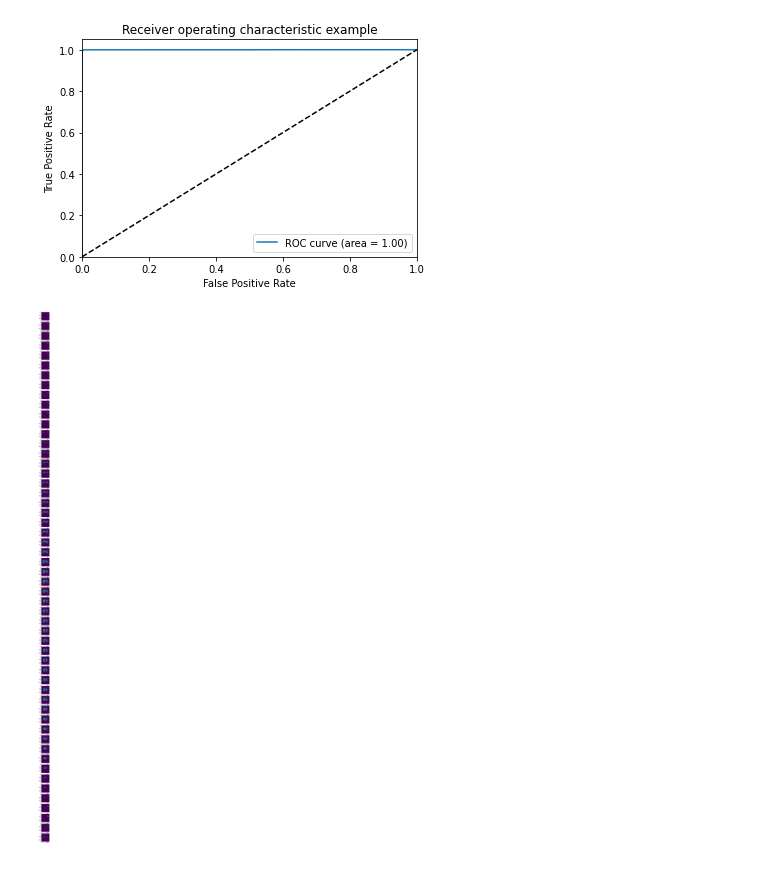
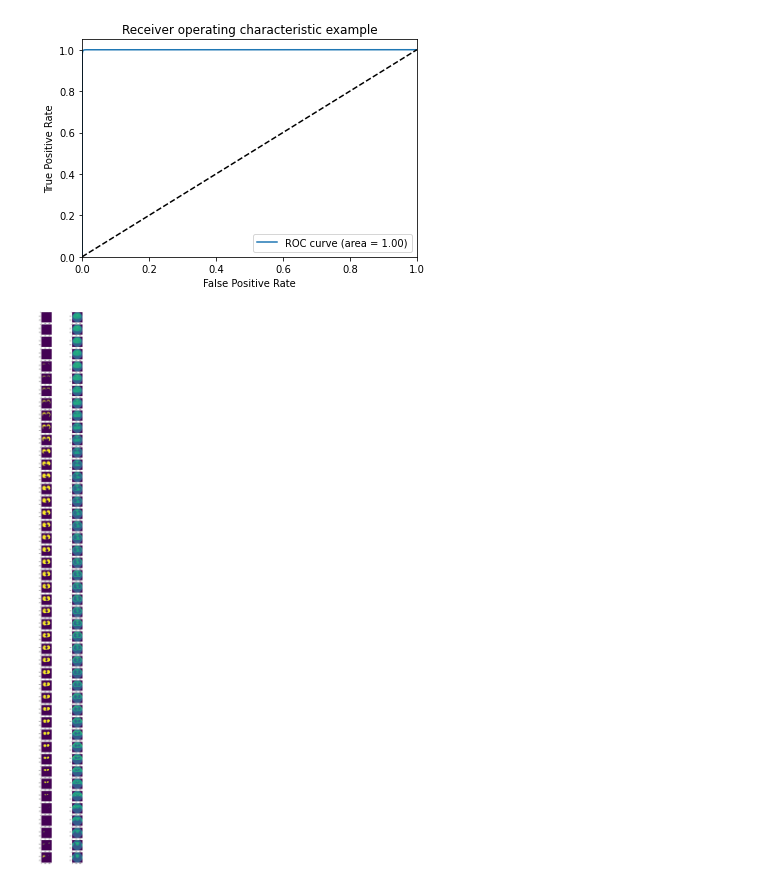
Before and after one commit to ByeonChanHO/COVID-19_Automatic_Diagnosis_System_by_CT, a Jupyter notebook: test_Image_segmentation/preprocess_arrange.ipynb, the cells around one changed output. Saved outputs shown, nothing was run; the diff lists cells and outputs as text; code cells hidden in the pictures.

```diff
--- a/test_Image_segmentation/preprocess_arrange.ipynb
+++ b/test_Image_segmentation/preprocess_arrange.ipynb
@@ -335,0 +328,24 @@ for i in range(40):
+# %%
+preds = model.predict(x_val)
+fig, ax = plt.subplots(40, 4, figsize=(10, 100))
+
+temp = np.empty((256, 256, 1), dtype=np.float32)
+
+ax[0, 0].title.set_text("Test image")
+ax[0, 1].title.set_text("Test label")
+ax[0, 2].title.set_text("model output")
+ax[0, 3].title.set_text("masked image")
+for i in range(40):
+    ax[i, 0].imshow(x_val[i].squeeze(), cmap='gray')
+
+    y_val_0 = y_val[...,0]
+    ax[i, 1].imshow(y_val_0[i].squeeze(), cmap='gray')
+
+    predict_0 = preds[...,0]
+    ax[i, 2].imshow(predict_0[i].squeeze(), cmap='gray')
+
+    temp = x_val[i]
+    pred_sum = predict_0[i][predict_0[i] > 0]
+    pred_mean = np.mean(predict_0)
+    temp[predict_0[i] < 0.5] = 0
+    ax[i, 3].imshow(temp.squeeze(), cmap='gray')
@@ -411,16 +435,24 @@ for i, folder_name in enumerate(data_set_folder_list):
         save_address = answer_data_path + "/" + folder_name + "/" + tar_name
         np.save(save_address, predict_lung)
 # %%
-fff = 'transe/transe/CT-2/study_0939.nii.gz.npy'
-sss=np.load(fff)
-
-fig, ax = plt.subplots(54, 1, figsize=(10, 100))
+fff = 'study_0234.nii.gz'
+sss=nib.load(fff)
+img_array = np.array(sss.get_fdata(), dtype=np.float32)
+images = img_array.T
+img_data = np.empty(( len(images), 256, 256, 1), dtype=np.float32)
+for i, image_array in enumerate(images) :
+    img = resize(image_array, output_shape=(256, 256, 1), preserve_range=True)
+    img_data[i] = img
+pres = model.predict(img_data)
+pres_0 = pres[...,0]
+fig, ax = plt.subplots(len(pres_0), 2, figsize=(10, 100))
 
 
-for i in range(54):
-    ax[i].imshow(sss[i].squeeze())
+for i, pr in enumerate(pres_0):
+    ax[i,0].imshow(pr.squeeze())
+    ax[i,1].imshow(images[i].squeeze())
 # %% [output]
-[figure, old version]
+[figure, new version]
 # %%
 # def get_predict_part(original ,predict) :
 #     copy_original = original.copy()
```
Also changed, not shown: parts of 15 cells of this notebook.
